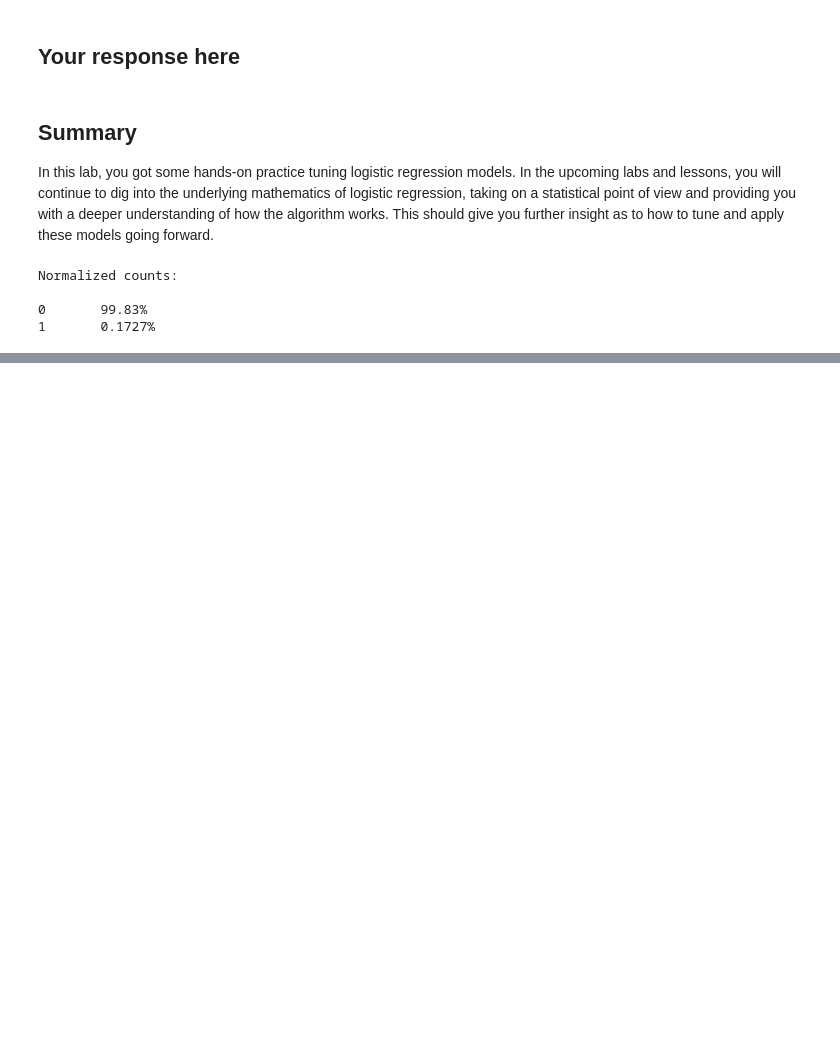
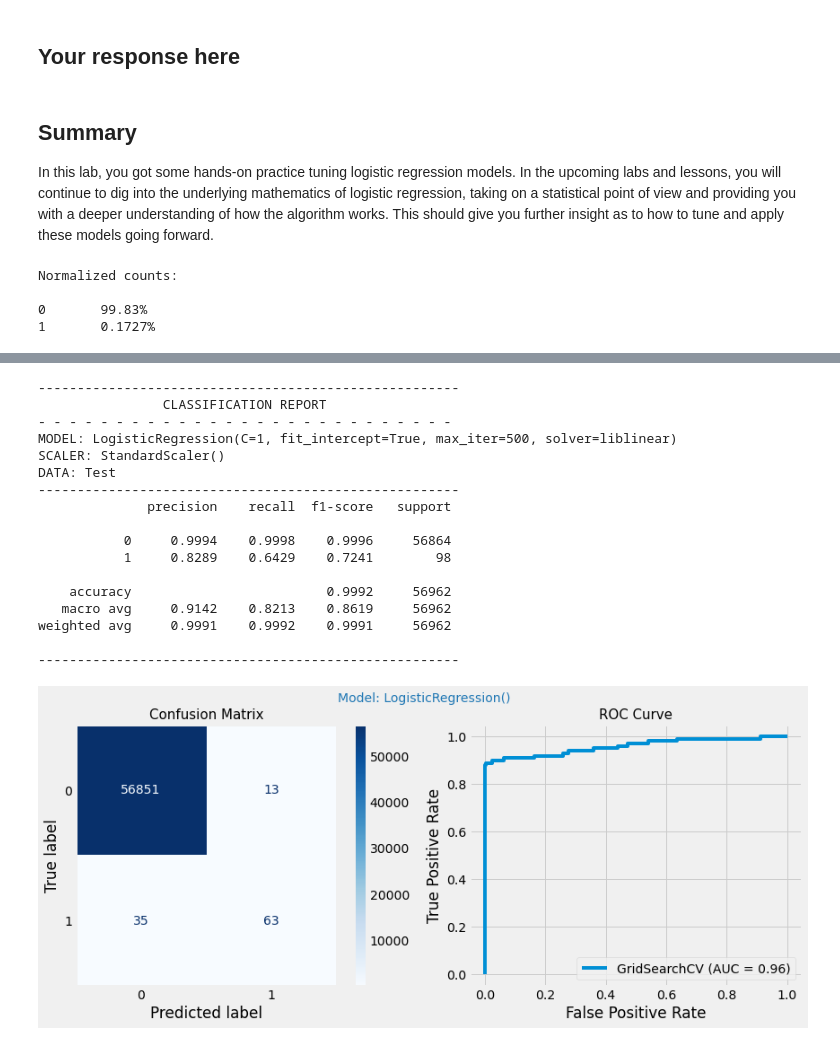
Before and after one commit to AgathaZareth/Class-Imbalance-Problems---Lab, a Jupyter notebook: index.ipynb, the cells around one changed output, grey strips where cells are left out. Cells and saved outputs as stored; diff of their text form; code cells hidden in the pictures; blank space fills up the shorter version.

```diff
--- a/index.ipynb
+++ b/index.ipynb
@@ -677,0 +580,11 @@ weighted avg     0.9982    0.9646    0.9804     56962
+# %%
+import pandas as pd
+
+
+# Load a compressed csv file
+data = pd.read_csv('creditcard.csv.gz')
+
+####EXPLORE####
+
+# Identify target feature
+target = 'Class'
@@ -677,0 +896,11 @@ weighted avg     0.9982    0.9646    0.9804     56962
+# %%
+model = LogisticRegression()
+
+pipe_grid_param_dict = {'model__fit_intercept':[True, False],
+                        'model__C':[1, 1e12],
+                        'model__solver': ['liblinear', 'lbfgs'],
+                        'model__max_iter': [500]}
+
+
+test_check_model(model=model,
+                 pipe_grid_param_dict=pipe_grid_param_dict)
@@ -677,0 +925,25 @@ weighted avg     0.9982    0.9646    0.9804     56962
+# %%
+#same with Test data and plots
+test_check_model(model=model,
+                 pipe_grid_param_dict=pipe_grid_param_dict,
+                 use_test_data = True,
+                 show_plots = True)
+# %% [output]
+------------------------------------------------------
+                CLASSIFICATION REPORT
+- - - - - - - - - - - - - - - - - - - - - - - - - - -
+MODEL: LogisticRegression(C=1, fit_intercept=True, max_iter=500, solver=liblinear)
+SCALER: StandardScaler()
+DATA: Test
+------------------------------------------------------
+              precision    recall  f1-score   support
+
+           0     0.9994    0.9998    0.9996     56864
+           1     0.8289    0.6429    0.7241        98
+
+    accuracy                         0.9992     56962
+   macro avg     0.9142    0.8213    0.8619     56962
+weighted avg     0.9991    0.9992    0.9991     56962
+
+------------------------------------------------------
+[figure, added]
```
Also changed, not shown: parts of 21 cells of this notebook.
